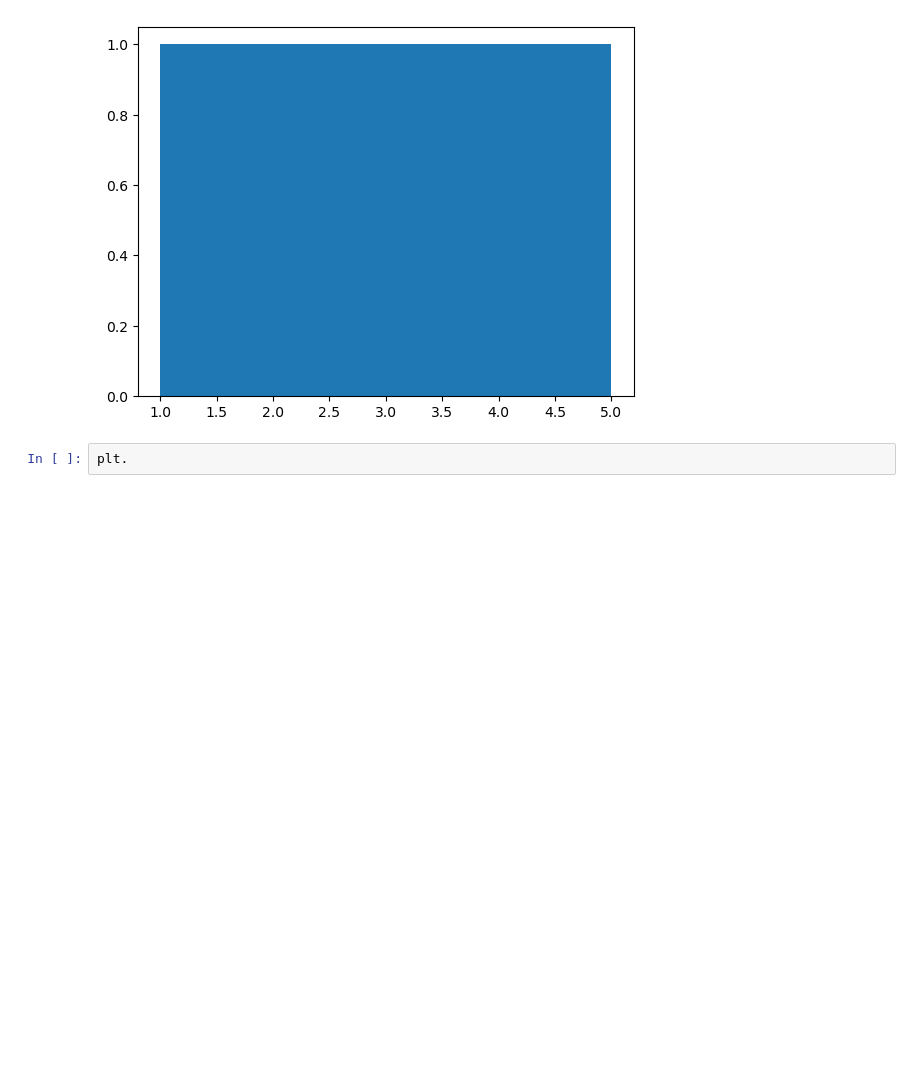
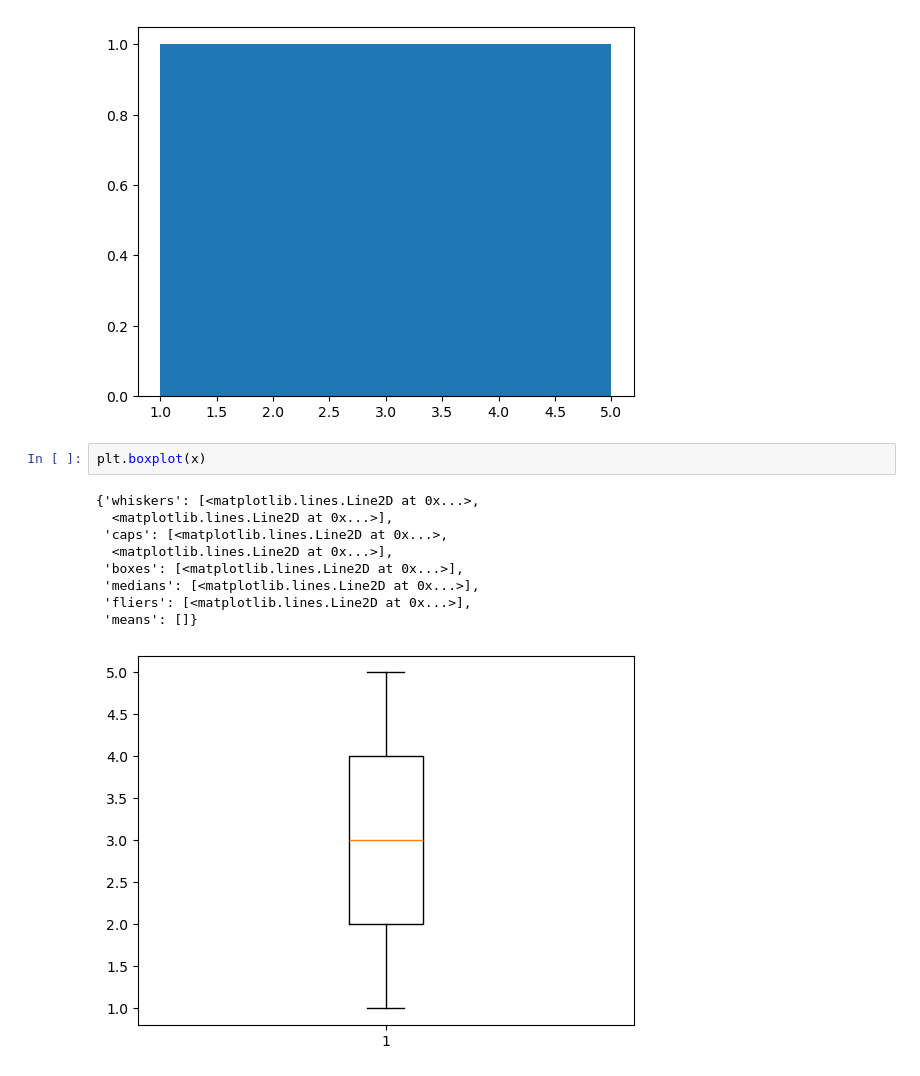
Before and after one commit to debmalya20/-Data-Visualization-, a Jupyter notebook: matplotlib.ipynb, the cells around one changed output. Saved outputs shown, nothing was run; the diff lists cells and outputs as text; blank space fills up the shorter version.

```diff
--- a/matplotlib.ipynb
+++ b/matplotlib.ipynb
@@ -62,4 +62,14 @@ plt.hist(x)
  <BarContainer object of 10 artists>)
 [figure]
 # %%
-plt.
+plt.boxplot(x)
+# %% [output]
+{'whiskers': [<matplotlib.lines.Line2D at 0x...>,
+  <matplotlib.lines.Line2D at 0x...>],
+ 'caps': [<matplotlib.lines.Line2D at 0x...>,
+  <matplotlib.lines.Line2D at 0x...>],
+ 'boxes': [<matplotlib.lines.Line2D at 0x...>],
+ 'medians': [<matplotlib.lines.Line2D at 0x...>],
+ 'fliers': [<matplotlib.lines.Line2D at 0x...>],
+ 'means': []}
+[figure, added]
```
Also changed, not shown: parts of 2 cells of this notebook, 2 other files.
